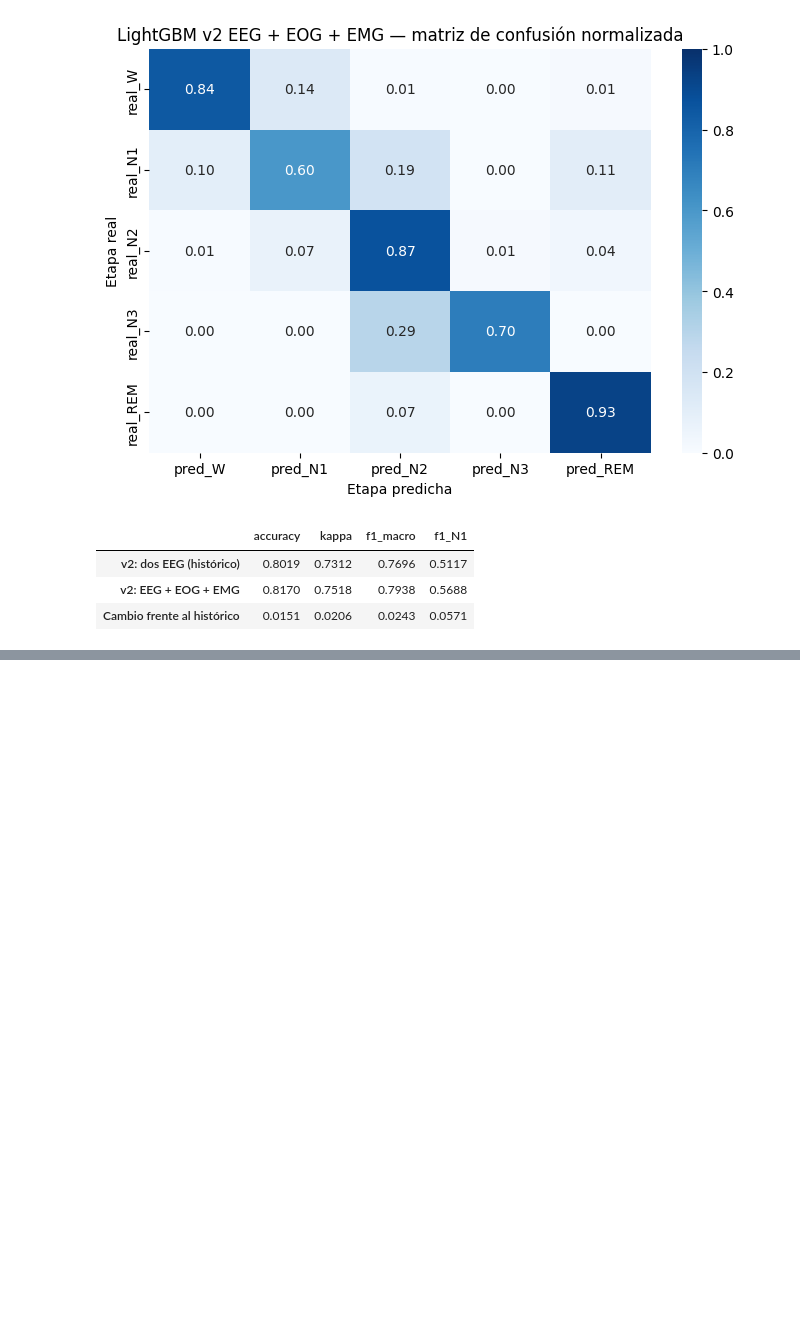
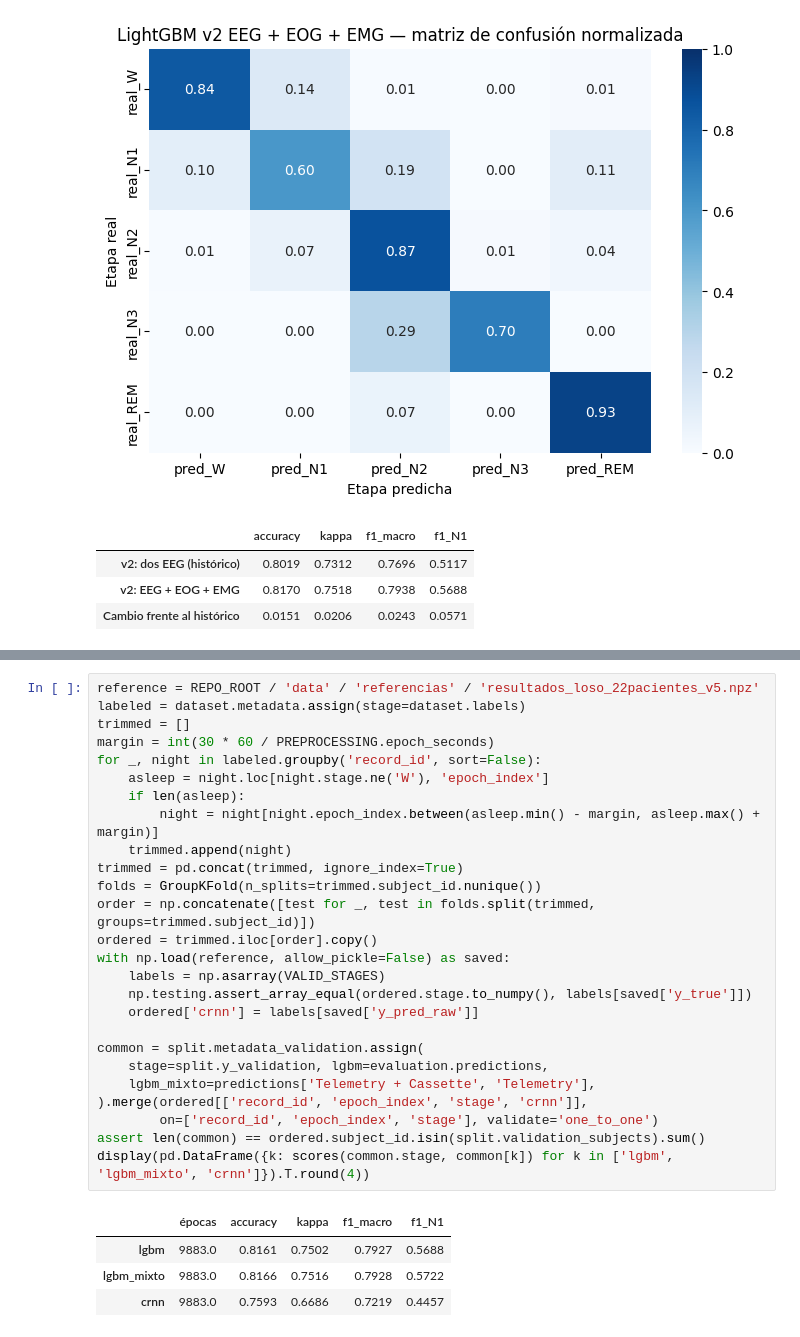
Before and after one commit to jcrkboy/micro-proyecto-grupo-7, a Jupyter notebook: Notebooks/model_jhoan_saavedra_all_channels.ipynb, the cells around one changed output, grey strips where cells are left out. Drawn from its saved outputs; the diff is of its cells as text; blank space fills up the shorter version.

```diff
--- a/Notebooks/model_jhoan_saavedra_all_channels.ipynb
+++ b/Notebooks/model_jhoan_saavedra_all_channels.ipynb
@@ -179,0 +261,31 @@ REM     0.8682  0.9279    0.8970   1831.0
+# %%
+reference = REPO_ROOT / 'data' / 'referencias' / 'resultados_loso_22pacientes_v5.npz'
+labeled = dataset.metadata.assign(stage=dataset.labels)
+trimmed = []
+margin = int(30 * 60 / PREPROCESSING.epoch_seconds)
+for _, night in labeled.groupby('record_id', sort=False):
+    asleep = night.loc[night.stage.ne('W'), 'epoch_index']
+    if len(asleep):
+        night = night[night.epoch_index.between(asleep.min() - margin, asleep.max() + margin)]
+    trimmed.append(night)
+trimmed = pd.concat(trimmed, ignore_index=True)
+folds = GroupKFold(n_splits=trimmed.subject_id.nunique())
+order = np.concatenate([test for _, test in folds.split(trimmed, groups=trimmed.subject_id)])
+ordered = trimmed.iloc[order].copy()
+with np.load(reference, allow_pickle=False) as saved:
+    labels = np.asarray(VALID_STAGES)
+    np.testing.assert_array_equal(ordered.stage.to_numpy(), labels[saved['y_true']])
+    ordered['crnn'] = labels[saved['y_pred_raw']]
+
+common = split.metadata_validation.assign(
+    stage=split.y_validation, lgbm=evaluation.predictions,
+    lgbm_mixto=predictions['Telemetry + Cassette', 'Telemetry'],
+).merge(ordered[['record_id', 'epoch_index', 'stage', 'crnn']],
+        on=['record_id', 'epoch_index', 'stage'], validate='one_to_one')
+assert len(common) == ordered.subject_id.isin(split.validation_subjects).sum()
+display(pd.DataFrame({k: scores(common.stage, common[k]) for k in ['lgbm', 'lgbm_mixto', 'crnn']}).T.round(4))
+# %% [output]
+|  | épocas | accuracy | kappa | f1_macro | f1_N1 |
+| lgbm | 9883.0 | 0.8161 | 0.7502 | 0.7927 | 0.5688 |
+| lgbm_mixto | 9883.0 | 0.8166 | 0.7516 | 0.7928 | 0.5722 |
+| crnn | 9883.0 | 0.7593 | 0.6686 | 0.7219 | 0.4457 |
```
Also changed, not shown: parts of 12 cells of this notebook, 27 other files.
